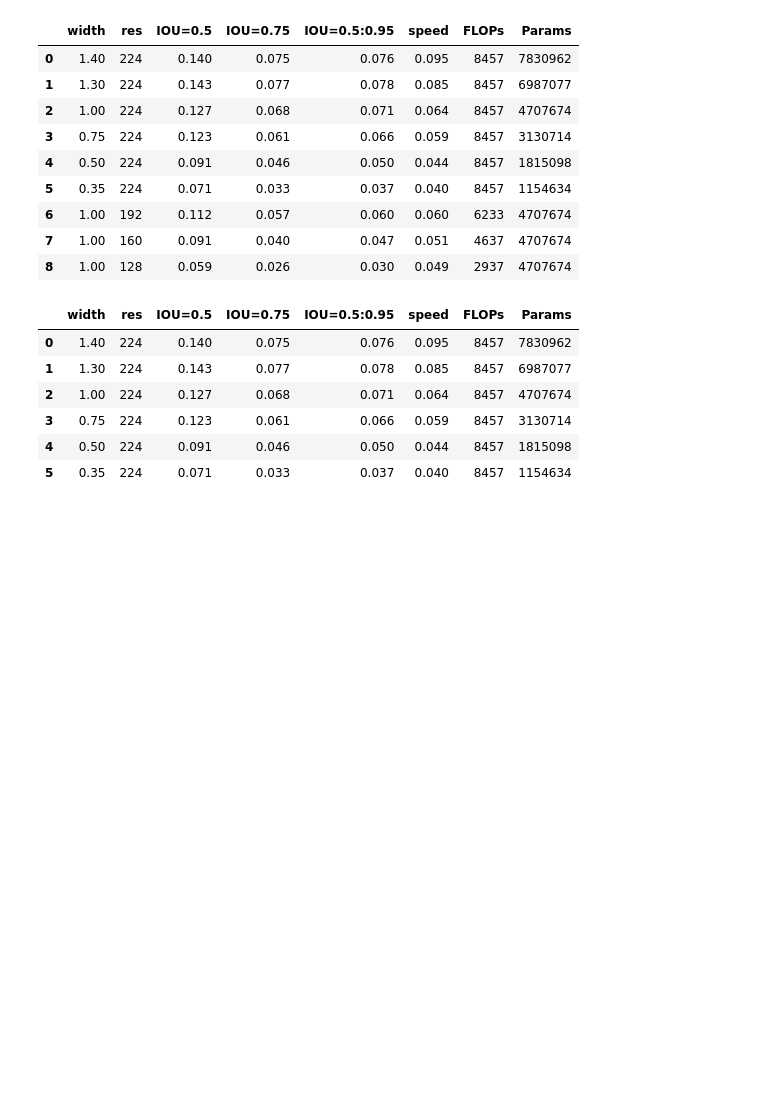
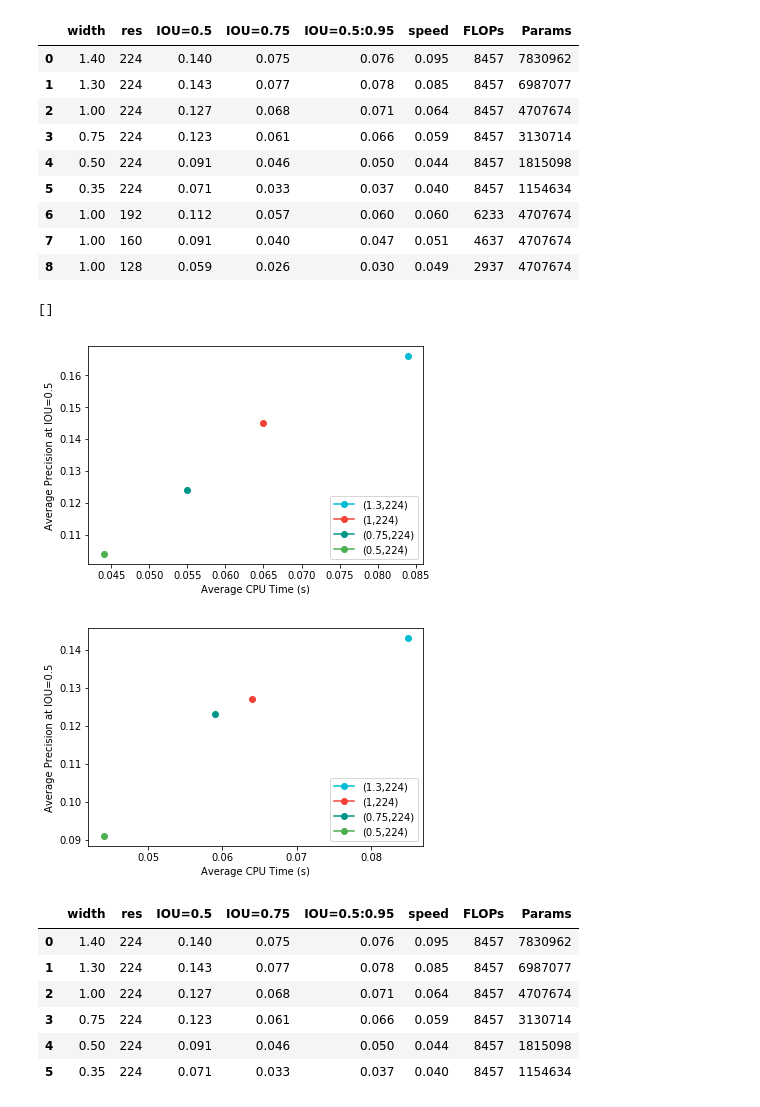
Before and after one commit to lindawangg/OLIV, a Jupyter notebook: eval/comparisons.ipynb, the cells around one changed output. Cells and saved outputs as stored; diff of their text form; code cells hidden in the pictures; blank space fills up the shorter version.

```diff
--- a/eval/comparisons.ipynb
+++ b/eval/comparisons.ipynb
@@ -2,7 +2,7 @@
 import matplotlib.pyplot as plt
 import pandas as pd
 # %%
-r = {'width': [1.4, 1.3, 1, 0.75, 0.5, 0.35, 1, 1, 1],
+r300k = {'width': [1.4, 1.3, 1, 0.75, 0.5, 0.35, 1, 1, 1],
      'res': [224, 224, 224, 224, 224, 224, 192, 160, 128],
      'IOU=0.5': [0.140, 0.143, 0.127, 0.123, 0.091, 0.071, 0.112, 0.091, 0.059],
      'IOU=0.75': [0.075, 0.077, 0.068, 0.061, 0.046, 0.033, 0.057, 0.040, 0.026],
@@ -11,7 +11,17 @@ r = {'width': [1.4, 1.3, 1, 0.75, 0.5, 0.35, 1, 1, 1],
      'FLOPs': [8457, 8457, 8457, 8457, 8457, 8457, 6233, 4637, 2937],
      'Params': [7830962, 6987077, 4707674, 3130714, 1815098, 1154634, 4707674, 4707674, 4707674]
     }
-df = pd.DataFrame(data=r)
+r800k = {'width': [1.3, 1, 0.75, 0.5],
+     'res': [224, 224, 224, 224],
+     'IOU=0.5': [0.166,  0.145, 0.124, 0.104],
+     'IOU=0.75': [0.086, 0.077, 0.065, 0.054],
+     'IOU=0.5:0.95': [0.089, 0.079, 0.067, 0.056],
+     'speed': [0.084, 0.065, 0.055, 0.044],
+     'FLOPs': [8457, 8457, 8457, 8457],
+     'Params': [6987077, 4707674, 3130714, 1815098]
+    }
+df = pd.DataFrame(data=r300k)
+df2 = pd.DataFrame(data=r800k)
 df
 # %% [output]
 |  | width | res | IOU=0.5 | IOU=0.75 | IOU=0.5:0.95 | speed | FLOPs | Params |
@@ -24,6 +34,32 @@ df
 | 6 | 1.00 | 192 | 0.112 | 0.057 | 0.060 | 0.060 | 6233 | 4707674 |
 | 7 | 1.00 | 160 | 0.091 | 0.040 | 0.047 | 0.051 | 4637 | 4707674 |
 | 8 | 1.00 | 128 | 0.059 | 0.026 | 0.030 | 0.049 | 2937 | 4707674 |
+# %%
+df2
+# speed vs accuracy for 800k
+ax = df2.loc[(df2['width']==1.3) & (df2['res']==224)].plot(x='speed', y='IOU=0.5', color='#00bcd4', marker='o', label='(1.3,224)')
+df2.loc[(df2['width']==1) & (df2['res']==224)].plot(ax=ax, x='speed', y='IOU=0.5', color='#f44336', marker='o', label='(1,224)')
+df2.loc[(df2['width']==0.75) & (df2['res']==224)].plot(ax=ax, x='speed', y='IOU=0.5', color='#009688', marker='o', label='(0.75,224)')
+df2.loc[(df2['width']==0.5) & (df2['res']==224)].plot(ax=ax, x='speed', y='IOU=0.5', color='#4caf50', marker='o', label='(0.5,224)')
+ax.set_xlabel('Average CPU Time (s)')
+ax.set_ylabel('Average Precision at IOU=0.5')
+ax.legend(loc='lower right')
+#ax.legend(loc='upper center', bbox_to_anchor=(1.2, 0.8), shadow=True, ncol=1)
+ax.plot()
+
+ax = df.loc[(df['width']==1.3) & (df['res']==224)].plot(x='speed', y='IOU=0.5', color='#00bcd4', marker='o', label='(1.3,224)')
+df.loc[(df['width']==1) & (df['res']==224)].plot(ax=ax, x='speed', y='IOU=0.5', color='#f44336', marker='o', label='(1,224)')
+df.loc[(df['width']==0.75) & (df['res']==224)].plot(ax=ax, x='speed', y='IOU=0.5', color='#009688', marker='o', label='(0.75,224)')
+df.loc[(df['width']==0.5) & (df['res']==224)].plot(ax=ax, x='speed', y='IOU=0.5', color='#4caf50', marker='o', label='(0.5,224)')
+ax.set_xlabel('Average CPU Time (s)')
+ax.set_ylabel('Average Precision at IOU=0.5')
+ax.legend(loc='lower right')
+#ax.legend(loc='upper center', bbox_to_anchor=(1.2, 0.8), shadow=True, ncol=1)
+ax.plot()
+# %% [output]
+[]
+[figure, added]
+[figure, added]
 # %%
 # table comparing accuracy and speed at varying width and constant resolution
 df.loc[df['res']==224]
```
Also changed, not shown: 2 other files.
